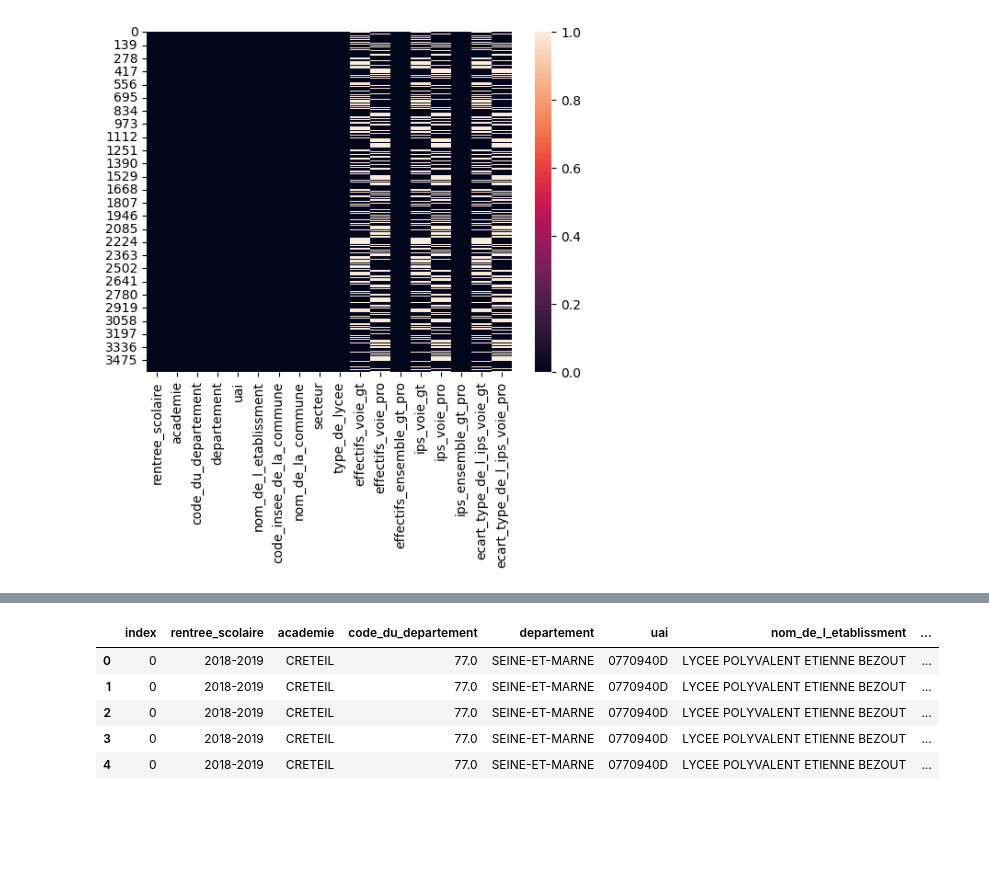
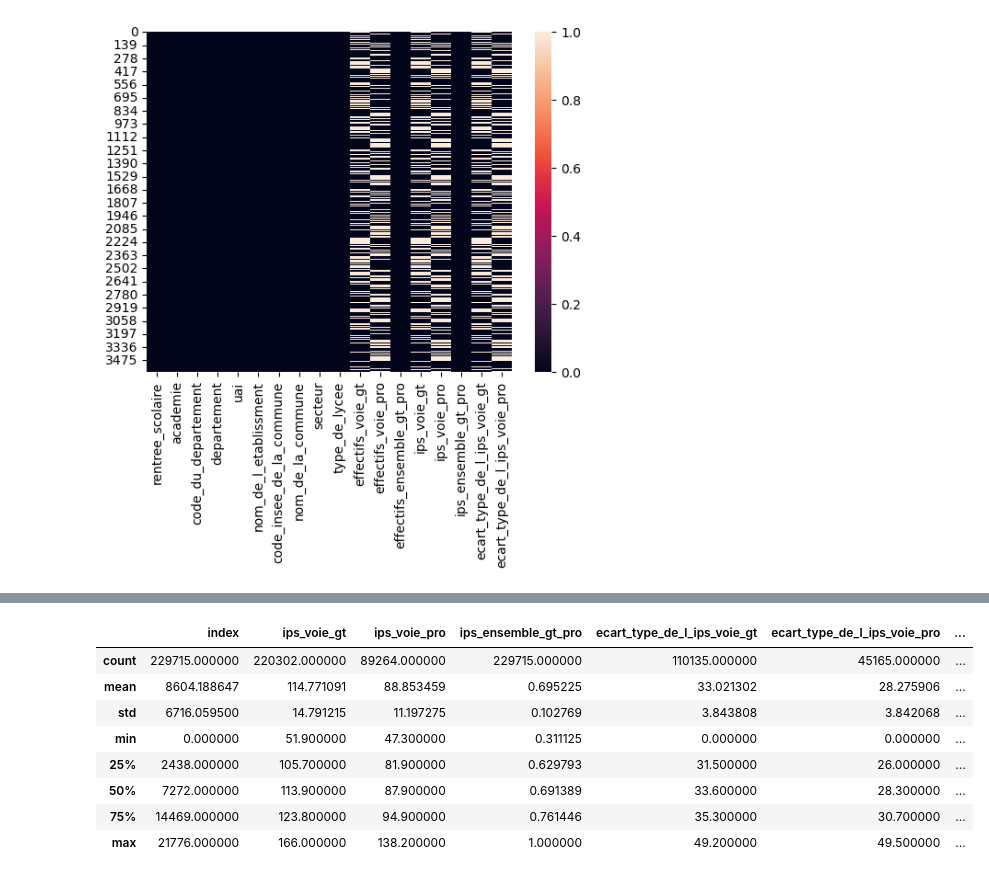
Before and after one commit to Nemesis81/PrezJedah, a Jupyter notebook: cleaningscripte/cleaning_Lycee.ipynb, the cells around one changed output, grey strips where cells are left out. Drawn from its saved outputs; the diff is of its cells as text; code cells hidden in the pictures; blank space fills up the shorter version.

```diff
--- a/cleaningscripte/cleaning_Lycee.ipynb
+++ b/cleaningscripte/cleaning_Lycee.ipynb
@@ -188,7 +255,7 @@ sns.heatmap(df_2022.isnull())
 # %%
-df_1622 = pd.concat([df_2016 ,df_2022], axis=0)
+df_1623 = pd.concat([df_2016 ,df_2022,df_2023], axis=0)
 # %%
-df_1622 = df_1622.reset_index()
-sns.heatmap(df_1622.isna())
+df_1623 = df_1623.reset_index()
+sns.heatmap(df_1623.isna())
 # %% [output]
 <Axes: >
@@ -207,0 +288,6 @@ df_1622.describe()
+# %%
+# split colonne de rentrée scolaire en colonne de rentrée et colonne de diplôme.
+# Changement du type en integer au lieu de string.
+df_1623[['annee de rentree','annee de diplome']]=df_1623['rentree_scolaire'].str.split("-", expand=True)
+df_1623['annee de rentree'] = df_1623['annee de rentree'].astype('int')
+df_1623['annee de diplome'] = df_1623['annee de diplome'].astype('int')
@@ -208,12 +314,15 @@ df_1622.describe()
 # %%
 # ajout des résultats du bac
-df = df_1622.merge(df_bac, how='left', left_on="uai", right_on="UAI" )
+df = df_1623.merge(df_bac, how='left', left_on="uai", right_on="UAI" )
 # %%
-df.head()
+df.describe()
 # %% [output]
-|  | index | rentree_scolaire | academie | code_du_departement | departement | uai | nom_de_l_etablissment | ... |
-| 0 | 0 | 2018-2019 | CRETEIL | 77.0 | SEINE-ET-MARNE | 0770940D | LYCEE POLYVALENT ETIENNE BEZOUT | ... |
-| 1 | 0 | 2018-2019 | CRETEIL | 77.0 | SEINE-ET-MARNE | 0770940D | LYCEE POLYVALENT ETIENNE BEZOUT | ... |
-| 2 | 0 | 2018-2019 | CRETEIL | 77.0 | SEINE-ET-MARNE | 0770940D | LYCEE POLYVALENT ETIENNE BEZOUT | ... |
-| 3 | 0 | 2018-2019 | CRETEIL | 77.0 | SEINE-ET-MARNE | 0770940D | LYCEE POLYVALENT ETIENNE BEZOUT | ... |
-| 4 | 0 | 2018-2019 | CRETEIL | 77.0 | SEINE-ET-MARNE | 0770940D | LYCEE POLYVALENT ETIENNE BEZOUT | ... |
+|  | index | ips_voie_gt | ips_voie_pro | ips_ensemble_gt_pro | ecart_type_de_l_ips_voie_gt | ecart_type_de_l_ips_voie_pro | ... |
+| count | 229715.000000 | 220302.000000 | 89264.000000 | 229715.000000 | 110135.000000 | 45165.000000 | ... |
+| mean | 8604.188647 | 114.771091 | 88.853459 | 0.695225 | 33.021302 | 28.275906 | ... |
+| std | 6716.059500 | 14.791215 | 11.197275 | 0.102769 | 3.843808 | 3.842068 | ... |
+| min | 0.000000 | 51.900000 | 47.300000 | 0.311125 | 0.000000 | 0.000000 | ... |
+| 25% | 2438.000000 | 105.700000 | 81.900000 | 0.629793 | 31.500000 | 26.000000 | ... |
+| 50% | 7272.000000 | 113.900000 | 87.900000 | 0.691389 | 33.600000 | 28.300000 | ... |
+| 75% | 14469.000000 | 123.800000 | 94.900000 | 0.761446 | 35.300000 | 30.700000 | ... |
+| max | 21776.000000 | 166.000000 | 138.200000 | 1.000000 | 49.200000 | 49.500000 | ... |
```
Also changed, not shown: parts of 12 cells of this notebook, 1 other file.
